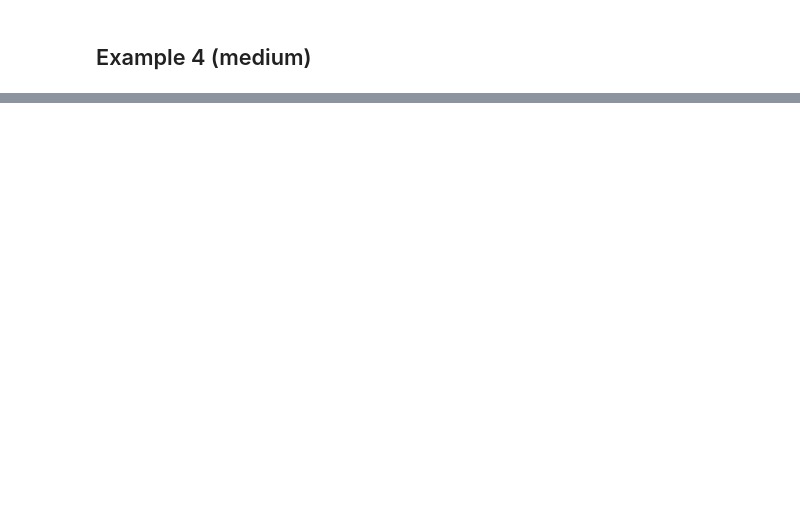
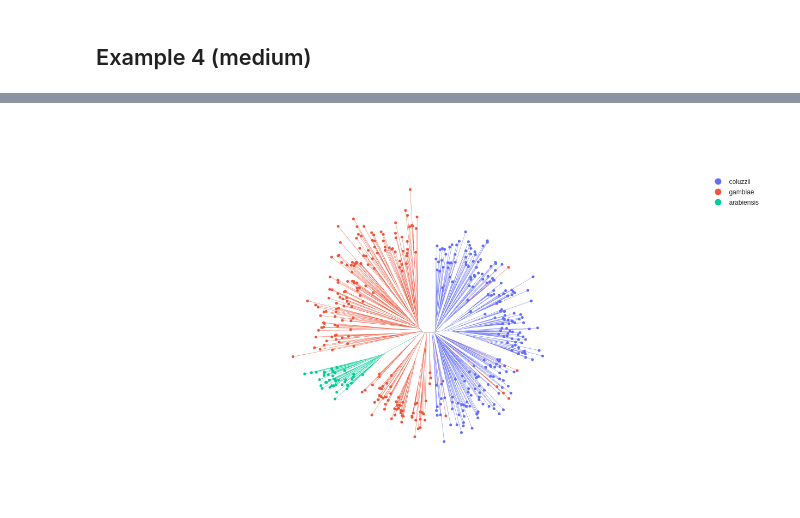
Before and after one commit to alimanfoo/anjl, a Jupyter notebook: sandbox/plot.ipynb, the cells around one changed output, grey strips where cells are left out. Saved outputs shown, nothing was run; the diff lists cells and outputs as text; code cells hidden in the pictures; blank space fills up the shorter version.

```diff
--- a/sandbox/plot.ipynb
+++ b/sandbox/plot.ipynb
@@ -308,4 +276,0 @@ ld3.head()
-# %%
-small = zarr.load("../benchmark/small/dist.zarr.zip")
-D3 = squareform(small)
-D3.shape
@@ -347,0 +362,3 @@ Z4
+# %%
+Z4h = anjl.heuristic_nj(D4)
+Z4h
@@ -363,3 +411,17 @@ anjl.plot(
+# %%
+anjl.plot(
+    Z4h,
+    line_width=0.5,
+    marker_size=5,
+    width=800,
+    height=700,
+    leaf_data=ld4,
+    color="taxon",
+    hover_name="sample_id",
+    hover_data=["country", "location", "year", "month"],
+)
+# %% [output]
+[figure, added]
 # %%
 anjl.plot(
     Z4r,
```
Also changed, not shown: parts of 17 cells of this notebook, 3 other files.
